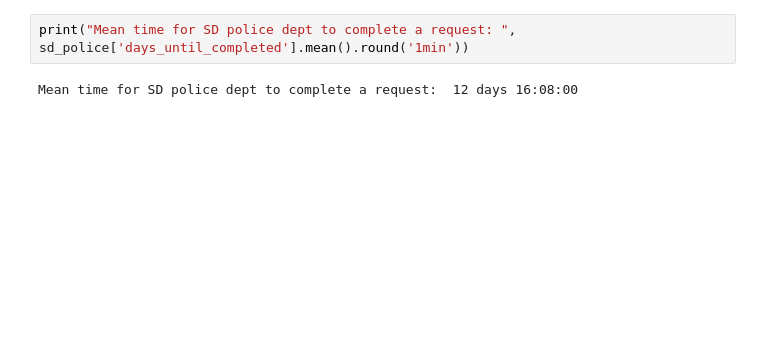
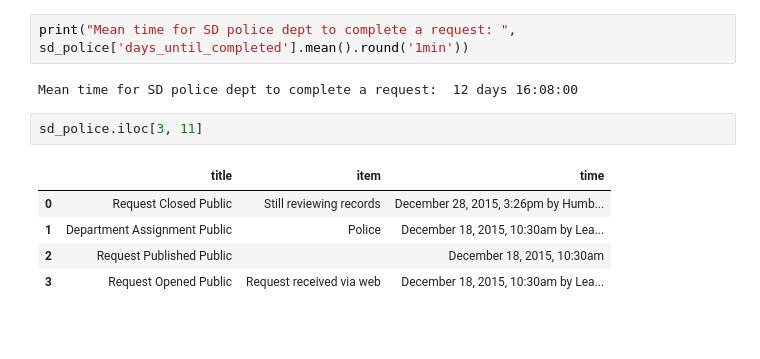
Before and after one commit to emile-66/muckrock_data, a Jupyter notebook: prelim data cleaning for nexreq/prelim_sd_nextreq_cleaning.ipynb, the cells around one changed output. Cells and saved outputs as stored; diff of their text form; blank space fills up the shorter version.

```diff
--- a/prelim data cleaning for nexreq/prelim_sd_nextreq_cleaning.ipynb
+++ b/prelim data cleaning for nexreq/prelim_sd_nextreq_cleaning.ipynb
@@ -219,3 +219,13 @@ sd_police.head()
 print("Mean time for SD police dept to complete a request: ", sd_police['days_until_completed'].mean().round('1min'))
 # %% [output]
 Mean time for SD police dept to complete a request:  12 days 16:08:00
+# %%
+sd_police.iloc[3, 11]
+# %% [output]
+|  | title | item | time |
+| 0 | Request Closed Public | Still reviewing records | December 28, 2015, 3:26pm by Humb... |
+| 1 | Department Assignment Public | Police | December 18, 2015, 10:30am by Lea... |
+| 2 | Request Published Public |  | December 18, 2015, 10:30am |
+| 3 | Request Opened Public | Request received via web | December 18, 2015, 10:30am by Lea... |
+# %% [markdown]
+###
```
Also changed, not shown: parts of 3 cells of this notebook, 39 other files.
